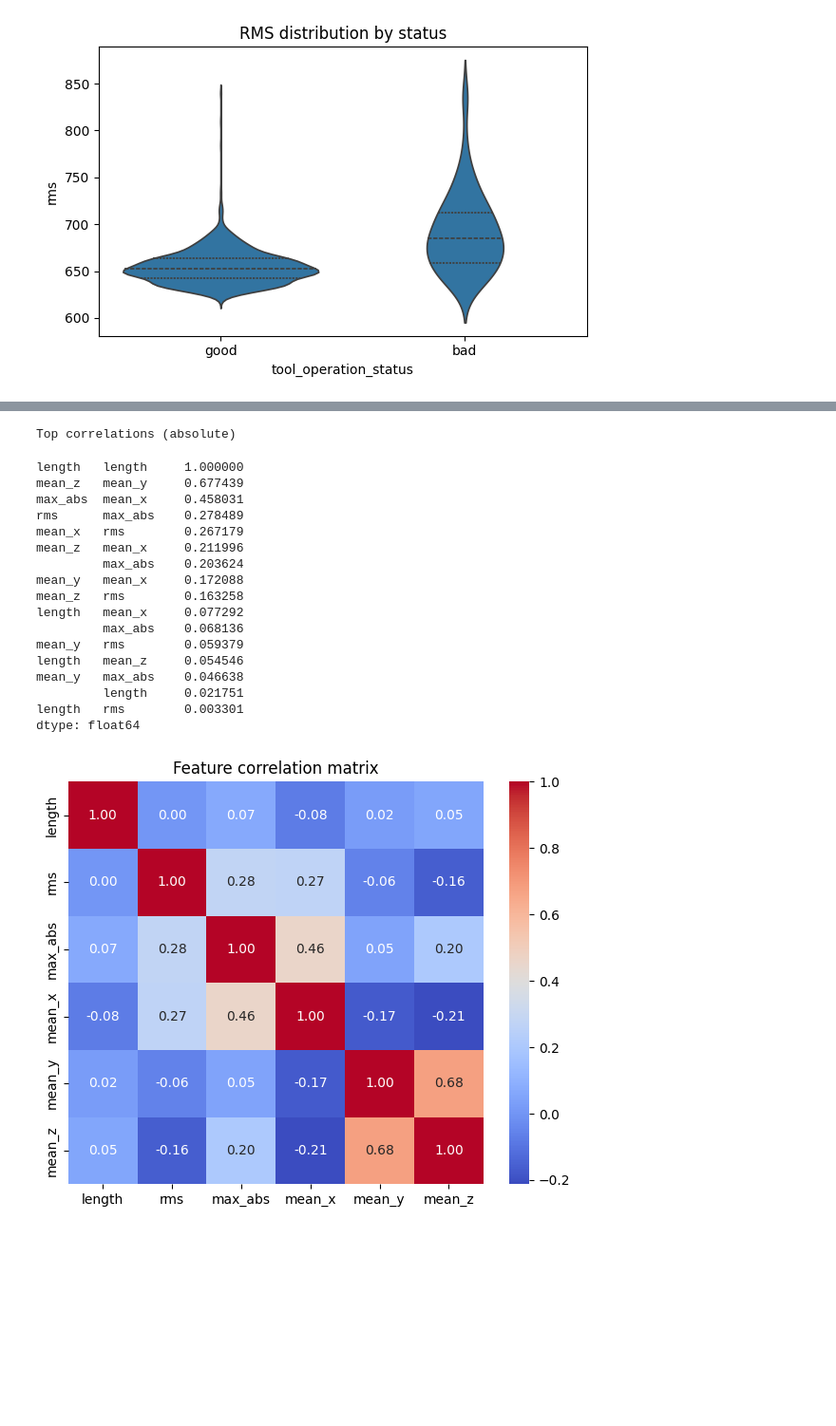
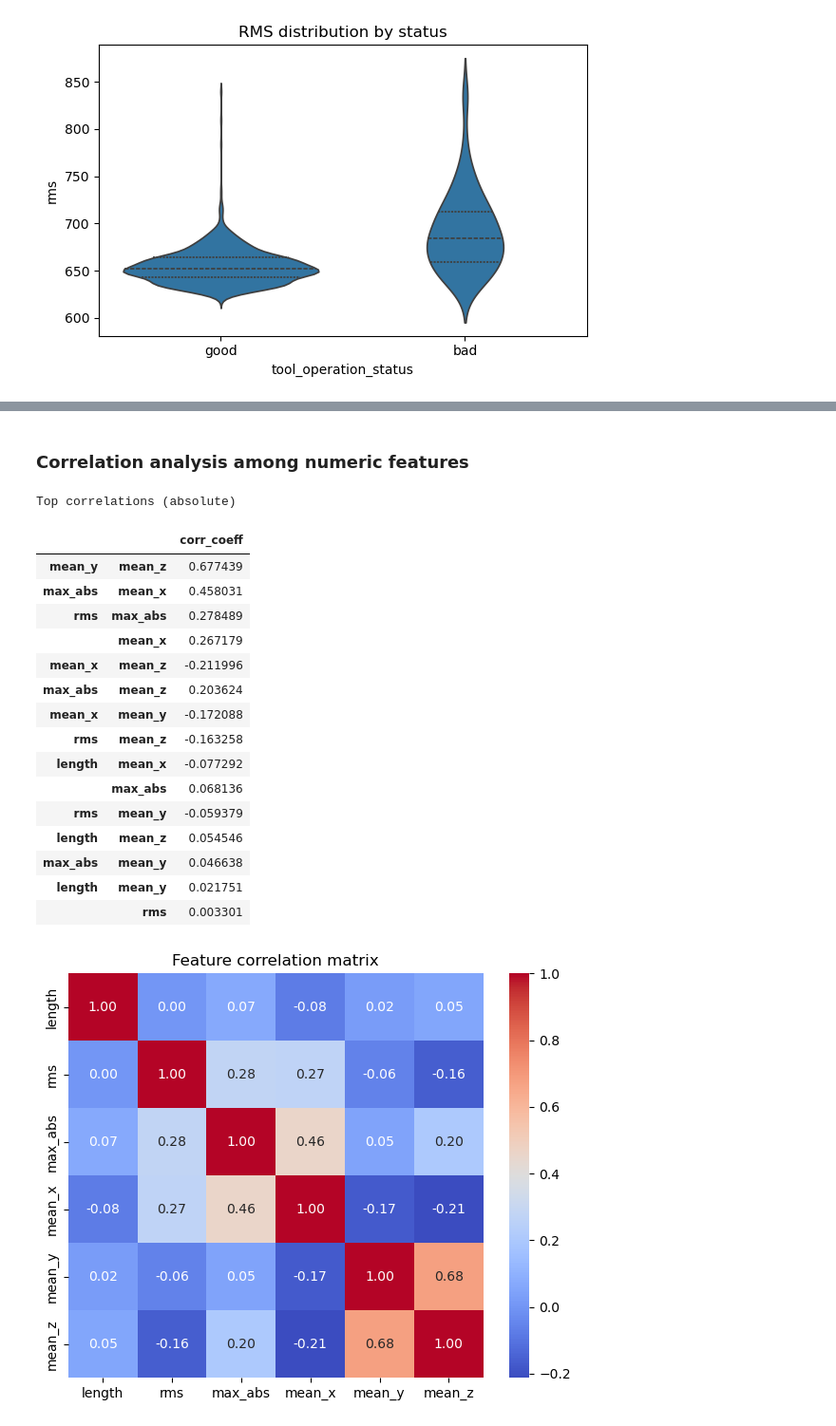
Before and after one commit to NolanRobbins/AAI-530-Final-Project, a Jupyter notebook: notebooks/cnc-predictive-maintenance.ipynb, the cells around one changed output, grey strips where cells are left out. Shown at 95% size. Saved outputs shown, nothing was run; the diff lists cells and outputs as text; code cells hidden in the pictures; blank space fills up the shorter version.

```diff
--- a/notebooks/cnc-predictive-maintenance.ipynb
+++ b/notebooks/cnc-predictive-maintenance.ipynb
@@ -396,30 +439,45 @@ plt.show()
+# %% [markdown]
+### Correlation analysis among numeric features
 # %%
-# Correlation analysis among numeric features
 corr = df[num_cols].corr()
-print('Top correlations (absolute)')
-display(corr.abs().unstack().sort_values(ascending=False).drop_duplicates())
-plt.figure(figsize=(6,5))
-sns.heatmap(corr, annot=True, fmt='.2f', cmap='coolwarm')
-plt.title('Feature correlation matrix')
+print("Top correlations (absolute)")
+corr_df = pd.DataFrame(corr.unstack(), columns=["corr_coeff"])
+corr_df["abs_corr"] = corr_df["corr_coeff"].abs()
+duplicate_labels = [(col, col) for col in num_cols]
+checked_lables = []
+for label in corr_df.index:
+    checked_lables.append(label)
+    reversed_label = (label[1], label[0])
+    if reversed_label in checked_lables:
+        continue
+    if reversed_label in corr_df.index:
+        duplicate_labels.append(reversed_label)
+display(
+    corr_df.sort_values(by="abs_corr", ascending=False)
+    .drop(labels=duplicate_labels)
+    .drop(columns=["abs_corr"])
+)
+plt.figure(figsize=(6, 5))
+sns.heatmap(corr, annot=True, fmt=".2f", cmap="coolwarm")
+plt.title("Feature correlation matrix")
 plt.tight_layout()
 plt.show()
 # %% [output]
 Top correlations (absolute)
-length   length     1.000000
-mean_z   mean_y     0.677439
-max_abs  mean_x     0.458031
-rms      max_abs    0.278489
-mean_x   rms        0.267179
-mean_z   mean_x     0.211996
-         max_abs    0.203624
-mean_y   mean_x     0.172088
-mean_z   rms        0.163258
-length   mean_x     0.077292
-         max_abs    0.068136
-mean_y   rms        0.059379
-length   mean_z     0.054546
-mean_y   max_abs    0.046638
-         length     0.021751
-length   rms        0.003301
-dtype: float64
+|  |  | corr_coeff |
+| mean_y | mean_z | 0.677439 |
+| max_abs | mean_x | 0.458031 |
+| rms | max_abs | 0.278489 |
+|  | mean_x | 0.267179 |
+| mean_x | mean_z | -0.211996 |
+| max_abs | mean_z | 0.203624 |
+| mean_x | mean_y | -0.172088 |
+| rms | mean_z | -0.163258 |
+| length | mean_x | -0.077292 |
+|  | max_abs | 0.068136 |
+| rms | mean_y | -0.059379 |
+| length | mean_z | 0.054546 |
+| max_abs | mean_y | 0.046638 |
+| length | mean_y | 0.021751 |
+|  | rms | 0.003301 |
 [figure]
```
Also changed, not shown: parts of 21 cells of this notebook.
